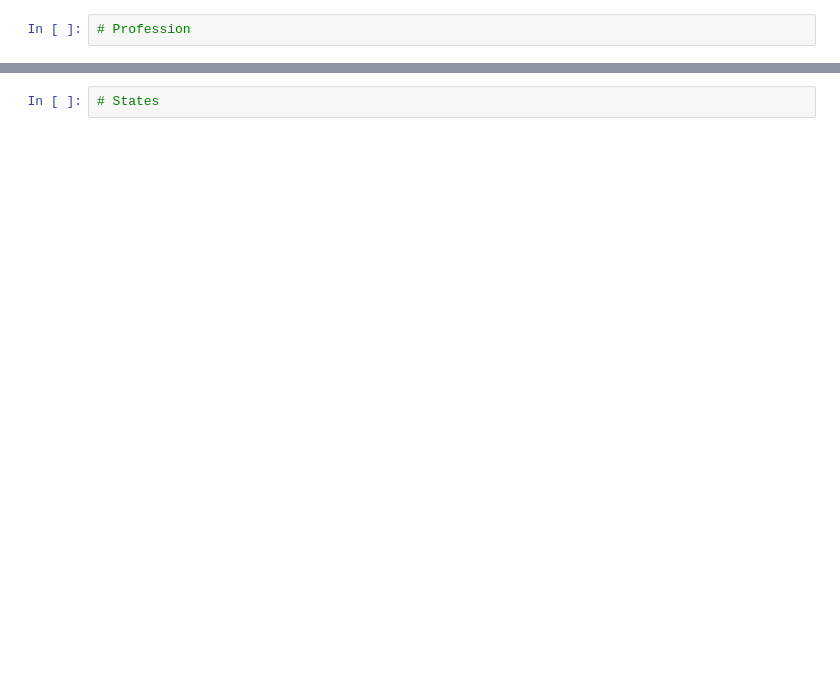
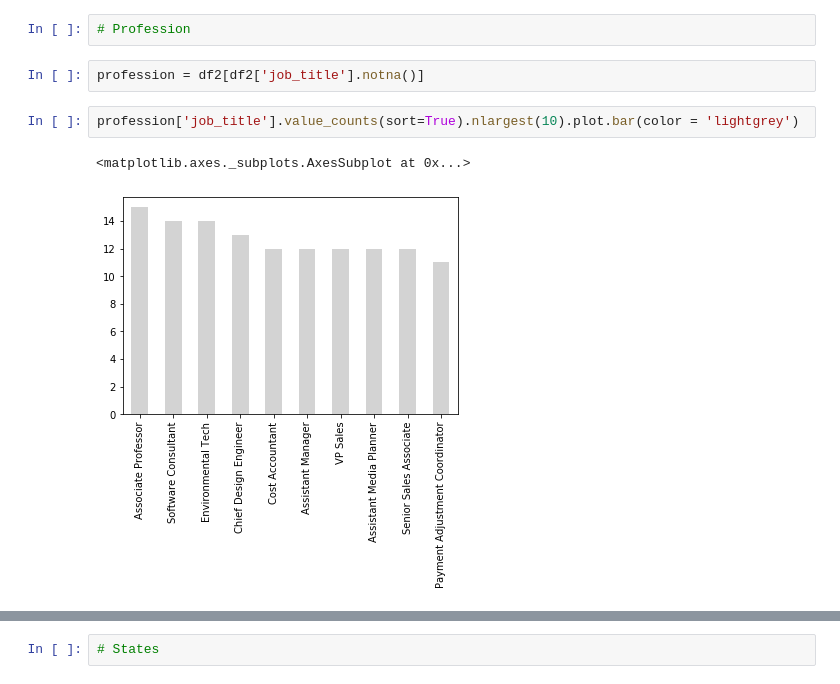
Before and after one commit to drmonikabalint/KPMG-virtual-internship, a Jupyter notebook: KPMG_module2.ipynb, the cells around one changed output, grey strips where cells are left out. Cells and saved outputs as stored; diff of their text form; blank space fills up the shorter version.

```diff
--- a/KPMG_module2.ipynb
+++ b/KPMG_module2.ipynb
@@ -571,2 +599,9 @@ TypeError: 'Figure' object is not callable
 # %%
 # Profession
+# %%
+profession = df2[df2['job_title'].notna()]
+# %%
+profession['job_title'].value_counts(sort=True).nlargest(10).plot.bar(color = 'lightgrey')
+# %% [output]
+<matplotlib.axes._subplots.AxesSubplot at 0x...>
+[figure, added]
```
Also changed, not shown: parts of 14 cells of this notebook.
